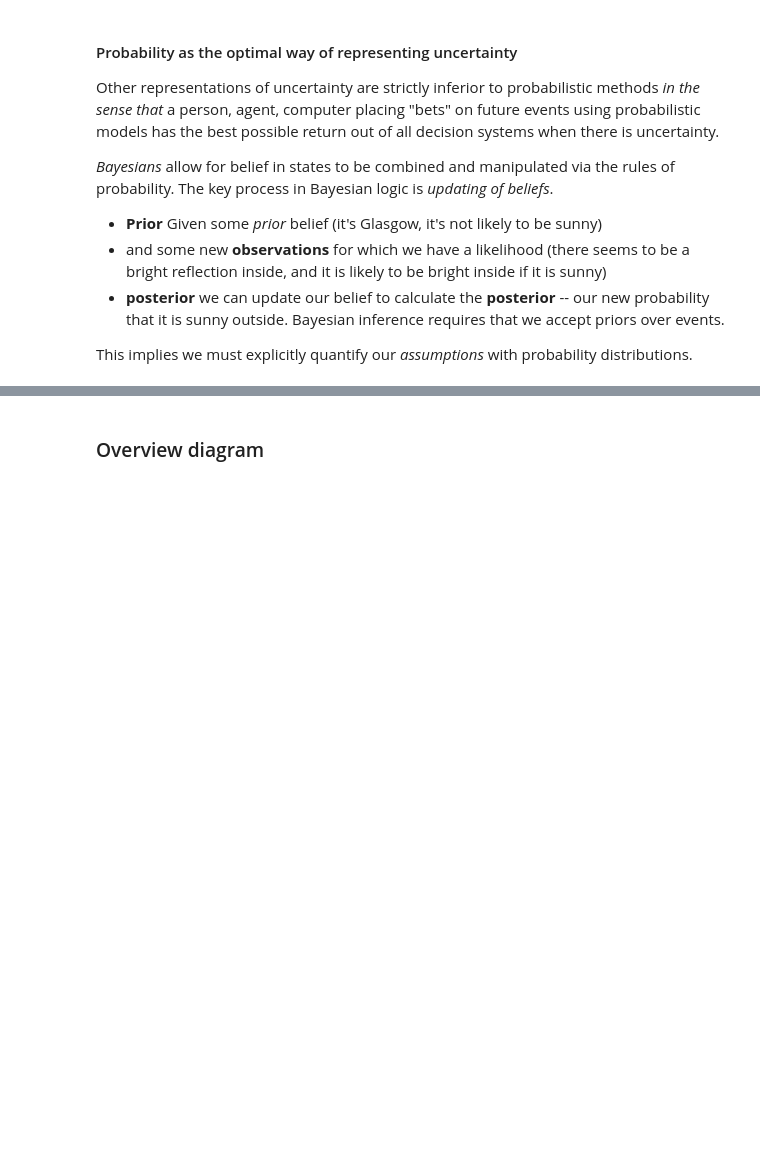
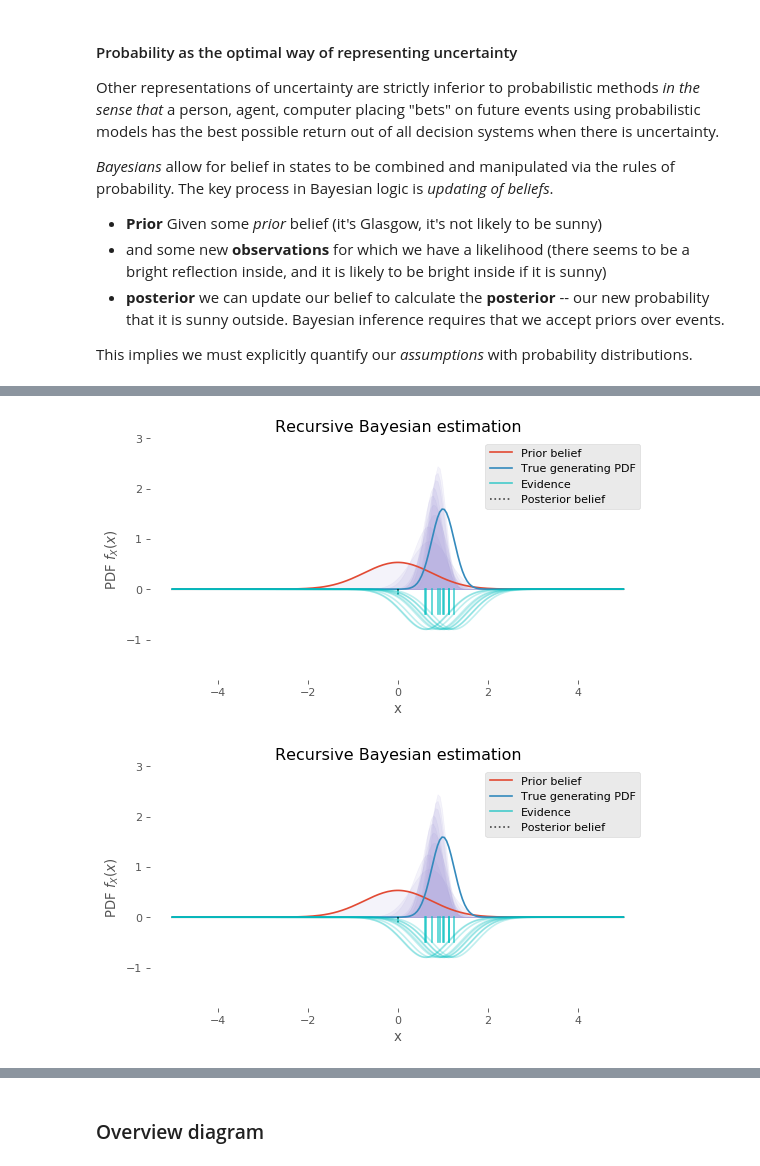
Before and after one commit to johnhw/chi_course_2019, a Jupyter notebook: 01_intro_to_bayesian_methods/Introduction_to_Bayesian_Methods_in_HCI.ipynb, the cells around one changed output, grey strips where cells are left out. Saved outputs shown, nothing was run; the diff lists cells and outputs as text; code cells hidden in the pictures; blank space fills up the shorter version.

```diff
--- a/01_intro_to_bayesian_methods/Introduction_to_Bayesian_Methods_in_HCI.ipynb
+++ b/01_intro_to_bayesian_methods/Introduction_to_Bayesian_Methods_in_HCI.ipynb
@@ -564,4 +575,8 @@ We can use the ability to compute the *likelihood of observations* to sequential
 # %%
+def redraw_figure(fig):
+    IPython.display.clear_output(wait=True)
+    IPython.display.display(fig)
+
 def prior_posterior(prior_mean=0, prior_std=1, ev_std=0.5, n=10, anim=False):
     # initial configurateion
     mean = prior_mean
@@ -589,10 +604,9 @@ def prior_posterior(prior_mean=0, prior_std=1, ev_std=0.5, n=10, anim=False):
     # label etc.
     ax.set_xlabel("x")
     ax.set_ylabel("PDF $f_X(x)$")
-    ax.axvline(1.0, label='True')
     ax.legend()
     ax.set_frame_on(False)
-    ax.set_ylim(-1, 3.0)
+    ax.set_ylim(-1.8, 3.0)
     #
 
     ##################################
@@ -617,20 +631,19 @@ def prior_posterior(prior_mean=0, prior_std=1, ev_std=0.5, n=10, anim=False):
 
         if anim:
             time.sleep(0.5)
-            fig.canvas.draw()
+            redraw_figure(fig)
 
         # plot the sample and the resulting pdf
         ax.plot([sample,sample],[0,-0.5], 'c', alpha=0.7)
         if anim:
             ax.plot(xs,-sample_pdf(xs), 'c', alpha=0.25)
-            time.sleep(0.5)
-            fig.canvas.draw()
+            time.sleep(0.25)
+            redraw_figure(fig)
         #ax.set_ylim(-1, 2.0)
 
 
-    ax.fill_between(xs, scipy.stats.norm(mean,np.sqrt(var)).pdf(xs), color='g', label="Final posterior", alpha=0.2)
     ax.legend()
 # %%
 # fast convergence, strong belief in observed evidence, and informative prior
-prior_posterior(prior_mean=0, prior_std=0.75, ev_std=0.2, anim=True)
+prior_posterior(prior_mean=0, prior_std=0.75, ev_std=0.5, anim=True)
 # %% [output]
@@ -639,3 +650,5 @@ prior_posterior(prior_mean=0, prior_std=0.75, ev_std=0.2, anim=True)
+[figure, added]
+[figure, added]
 # %%
 # weaker prior and less belief in evidence; slower convergence (but still works)
 prior_posterior(prior_mean=0, prior_std=3, ev_std=1.0, anim=True)
```
Also changed, not shown: parts of 32 cells of this notebook, 4 other files.
